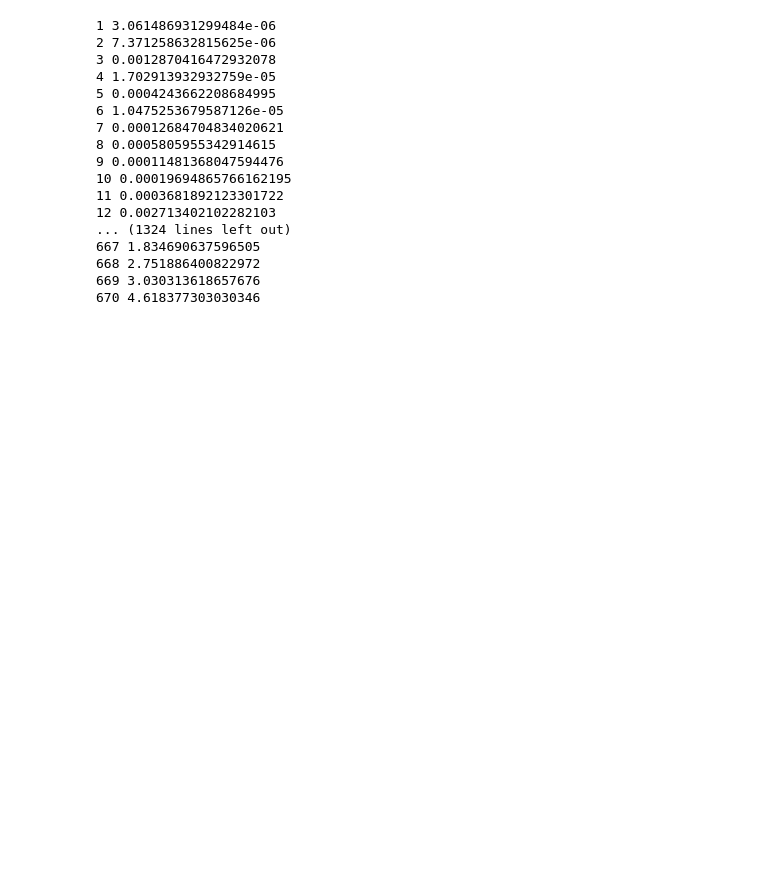
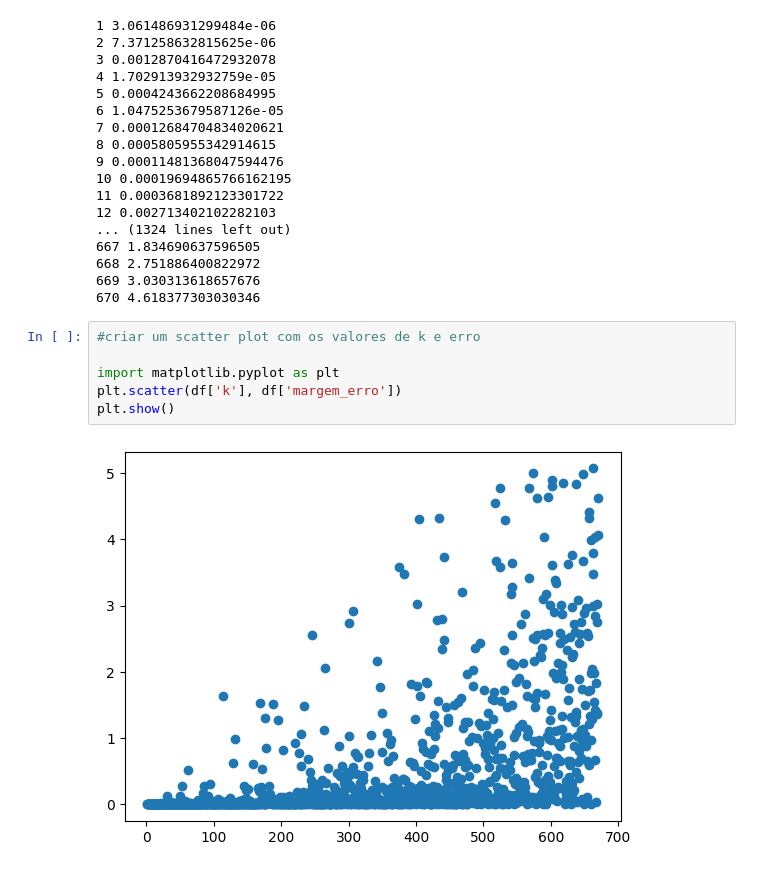
Before and after one commit to WeeeverAlex/Netlfix-Challenge, a Jupyter notebook: netflix.ipynb, the cells around one changed output. Drawn from its saved outputs; the diff is of its cells as text; blank space fills up the shorter version.

```diff
--- a/netflix.ipynb
+++ b/netflix.ipynb
@@ -166,3 +166,11 @@ df.to_csv('margem_de_erros.csv', index=False)
 668 2.751886400822972
 669 3.030313618657676
 670 4.618377303030346
+# %%
+#criar um scatter plot com os valores de k e erro
+
+import matplotlib.pyplot as plt
+plt.scatter(df['k'], df['margem_erro'])
+plt.show()
+# %% [output]
+[figure, added]
```
Also changed, not shown: 1 other file.
